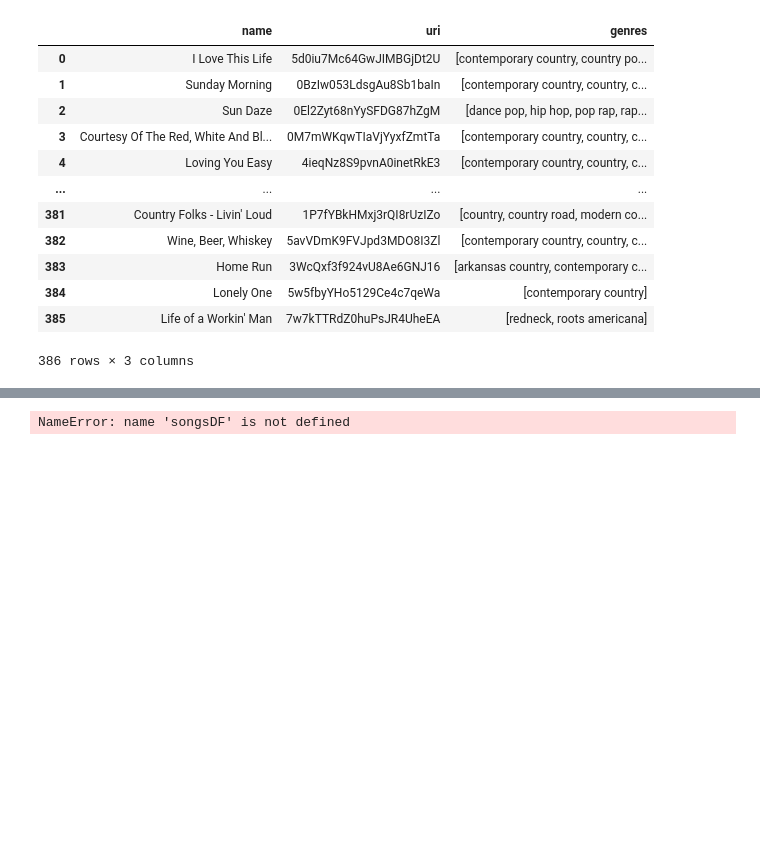
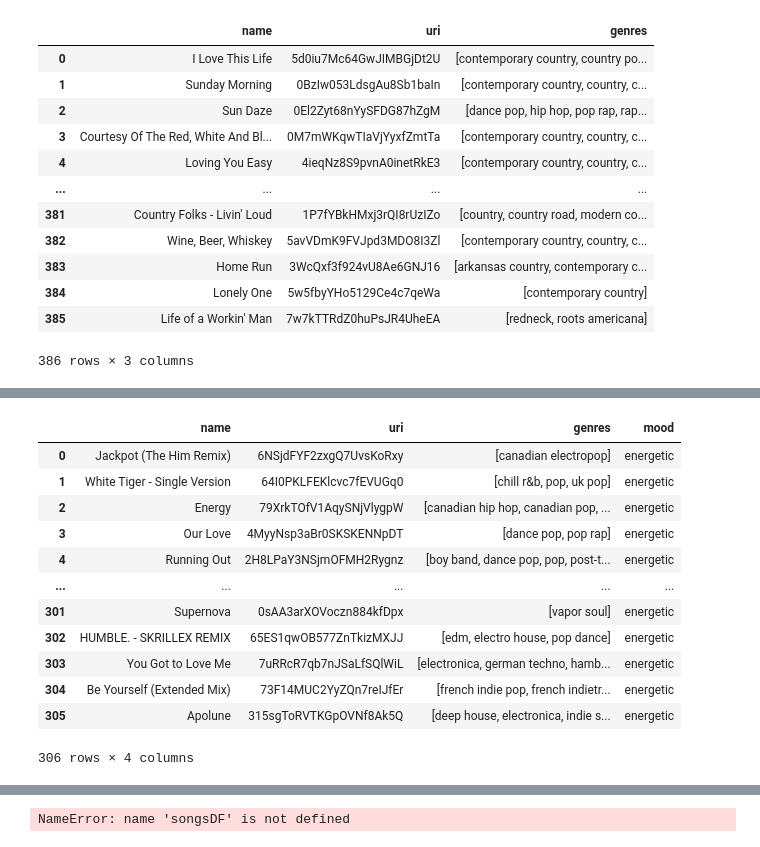
Before and after one commit to michaelmoschitto/AISongRecommender, a Jupyter notebook: AISongRecommenderMike.ipynb, the cells around one changed output, grey strips where cells are left out. Drawn from its saved outputs; the diff is of its cells as text; code cells hidden in the pictures; blank space fills up the shorter version.

```diff
--- a/AISongRecommenderMike.ipynb
+++ b/AISongRecommenderMike.ipynb
@@ -77,3 +77,7 @@ songsDF
 | 384 | Lonely One | 5w5fbyYHo5129Ce4c7qeWa | [contemporary country] |
 | 385 | Life of a Workin' Man | 7w7kTTRdZ0huPsJR4UheEA | [redneck, roots americana] |
 386 rows × 3 columns
+# %%
+# 0Vjhah37el0Aq5yoRaujBz
+energeticDF = wrapper.getSongsFromPlaylist('0Vjhah37el0Aq5yoRaujBz', 'Jeffry Harrison')
+energeticDF
@@ -79,0 +98,17 @@ songsDF
+# %%
+energeticDF['mood'] = 'energetic'
+energeticDF
+# %% [output]
+|  | name | uri | genres | mood |
+| 0 | Jackpot (The Him Remix) | 6NSjdFYF2zxgQ7UvsKoRxy | [canadian electropop] | energetic |
+| 1 | White Tiger - Single Version | 64I0PKLFEKlcvc7fEVUGq0 | [chill r&b, pop, uk pop] | energetic |
+| 2 | Energy | 79XrkTOfV1AqySNjVlygpW | [canadian hip hop, canadian pop, ... | energetic |
+| 3 | Our Love | 4MyyNsp3aBr0SKSKENNpDT | [dance pop, pop rap] | energetic |
+| 4 | Running Out | 2H8LPaY3NSjmOFMH2Rygnz | [boy band, dance pop, pop, post-t... | energetic |
+| ... | ... | ... | ... | ... |
+| 301 | Supernova | 0sAA3arXOVoczn884kfDpx | [vapor soul] | energetic |
+| 302 | HUMBLE. - SKRILLEX REMIX | 65ES1qwOB577ZnTkizMXJJ | [edm, electro house, pop dance] | energetic |
+| 303 | You Got to Love Me | 7uRRcR7qb7nJSaLfSQlWiL | [electronica, german techno, hamb... | energetic |
+| 304 | Be Yourself (Extended Mix) | 73F14MUC2YyZQn7reIJfEr | [french indie pop, french indietr... | energetic |
+| 305 | Apolune | 315sgToRVTKGpOVNf8Ak5Q | [deep house, electronica, indie s... | energetic |
+306 rows × 4 columns
```
Also changed, not shown: parts of 14 cells of this notebook, 7 other files.
